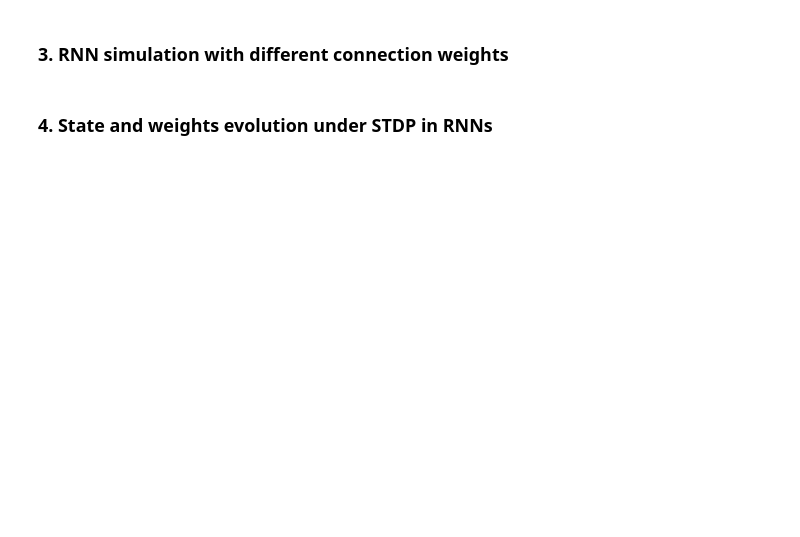
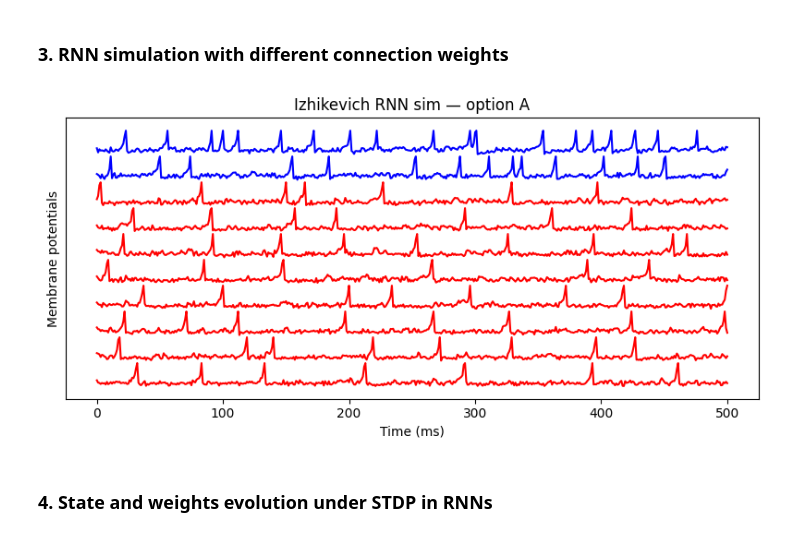
Before and after one commit to pranshumalik14/brain-computation-proj-hw, a Jupyter notebook: hw/neuronal_models.ipynb, the cells around one changed output. Drawn from its saved outputs; the diff is of its cells as text; code cells hidden in the pictures; blank space fills up the shorter version.

```diff
--- a/hw/neuronal_models.ipynb
+++ b/hw/neuronal_models.ipynb
@@ -154,4 +156,87 @@ plt.ylabel("V(t)")
 # %% [markdown]
 ### 3. RNN simulation with different connection weights
+# %%
+# we use Izhikevich model neurons which are fully connected, recurrently
+# those with positive outgoing weights: regular spiking (excitatory)
+# those with negative outgoing weights: fast spiking (inhibitory)
+# enforcing Dale's law: excitatory neurons only make excitatory connections and vice-versa
+# we consider the following weight options:
+# A: exponential distr for E and I; B: uniform [-5,5] distr for E and I; C: exponential distr E<->E
+# -------------------------
+
+# simulation and net size params
+N = 10
+dt, t_end = 1.0, 500.0
+T = np.arange(0.0, t_end + dt, dt)
+
+# dale's law
+weight_option = 'A'
+if weight_option == 'A':
+    N_exc = math.floor(0.8*N)
+    N_inh = N - N_exc
+    W = np.zeros((N, N))
+    exc = np.arange(N_exc)
+    inh = np.arange(N_exc, N)
+    W[exc, :] = np.random.exponential(scale=5.0, size=(N_exc, N))
+    W[inh, :] = -np.random.exponential(scale=5.0, size=(N_inh, N))
+elif weight_option == 'B':
+    W = np.random.uniform(-5.0, 5.0, size=(N, N))
+    pos = np.sum(W > 0, axis=1)
+    neg = np.sum(W < 0, axis=1)
+    exc = np.where(pos >= neg)[0] # majority positive weights
+    inh = np.where(neg > pos)[0]  # majority negative weights
+    W[exc, :] =  np.abs(W[exc, :])
+    W[inh, :] = -np.abs(W[inh, :])
+else:  # 'C'
+    W = np.random.exponential(5.0, size=(N, N))
+    exc = np.arange(N)
+    inh = []
+# remove self-connections
+np.fill_diagonal(W, 0.0)
+
+# Izhikevich params
+a = np.empty(N); b = np.empty(N)
+c = np.empty(N); d = np.empty(N)
+# regular-spiking (excitatory)
+a[exc], b[exc], c[exc], d[exc] = 0.02, 0.2, -65.0, 8.0
+# fast-spiking (inhibitory)
+a[inh], b[inh], c[inh], d[inh] = 0.1, 0.2, -65.0, 2.0
+
+# noise params
+noise_std = 10.0
+v = np.random.uniform(-65.0, -45.0, size=N)
+u = b * v
+V = np.zeros((len(T), N))
+
+# network simulation
+for ti, t in enumerate(T):
+    fired = v >= 30.0
+    V[ti] = v
+    v[fired] = c[fired]
+    u[fired] += d[fired]
+    V[ti, fired] = 40.0  # plot spike
+    I_rec = W.T.dot(fired.astype(float))
+    I_noise = np.random.randn(N) * noise_std
+    I_total = I_rec + I_noise
+    dv1 = 0.04*v**2 + 5*v + 140 - u + I_total
+    v += dv1 * (dt / 2)
+    dv2 = 0.04*v**2 + 5*v + 140 - u + I_total
+    v += dv2 * (dt / 2)
+    du = a * (b * v - u)
+    u += du * dt
+
+# plot neuron membrane potentials
+plt.figure(figsize=(8, 4))
+colors = ['red' if i in exc else 'blue' for i in range(N)]
+for i in range(N):
+    plt.plot(T, V[:,i] + i*150, color=colors[i])
+plt.xlabel("Time (ms)")
+plt.ylabel("Membrane potentials")
+plt.yticks([])
+plt.title(f"Izhikevich RNN sim — option {weight_option}")
+plt.tight_layout()
+plt.show()
+# %% [output]
+[figure, added]
 # %% [markdown]
 ### 4. State and weights evolution under STDP in RNNs
```
Also changed, not shown: parts of 4 cells of this notebook.
